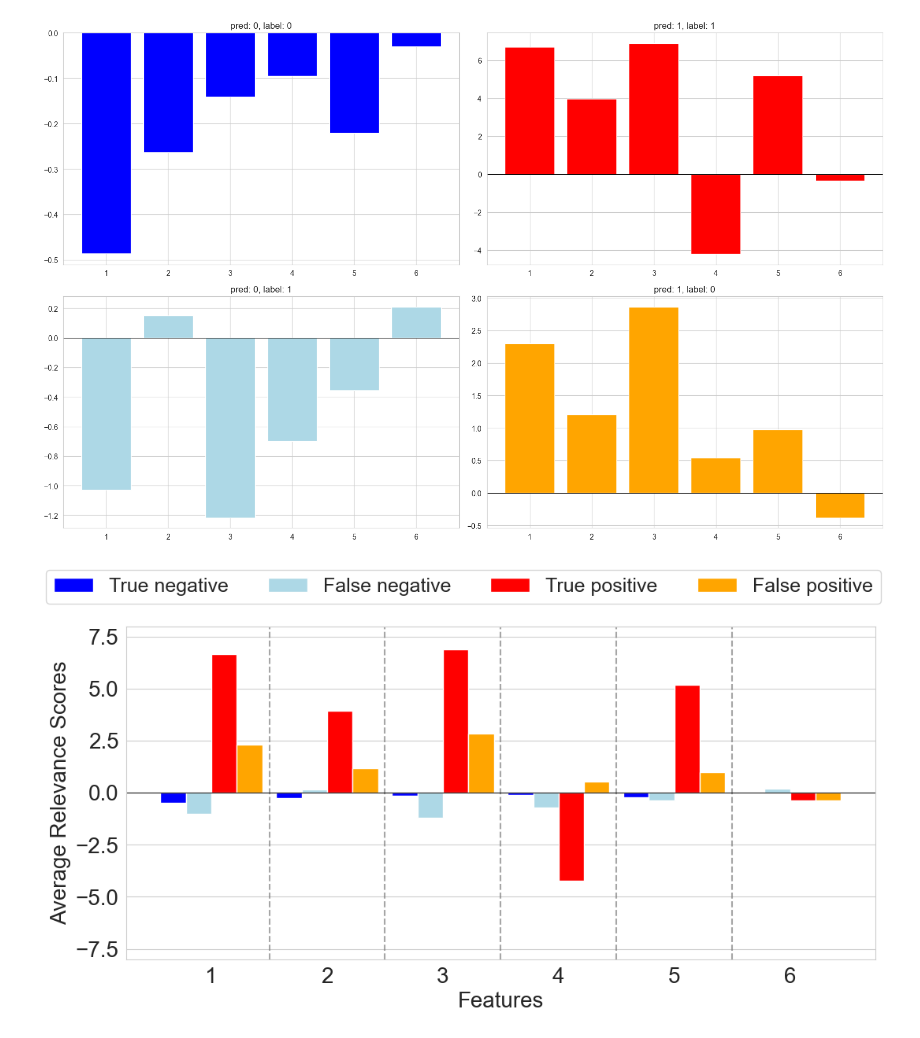
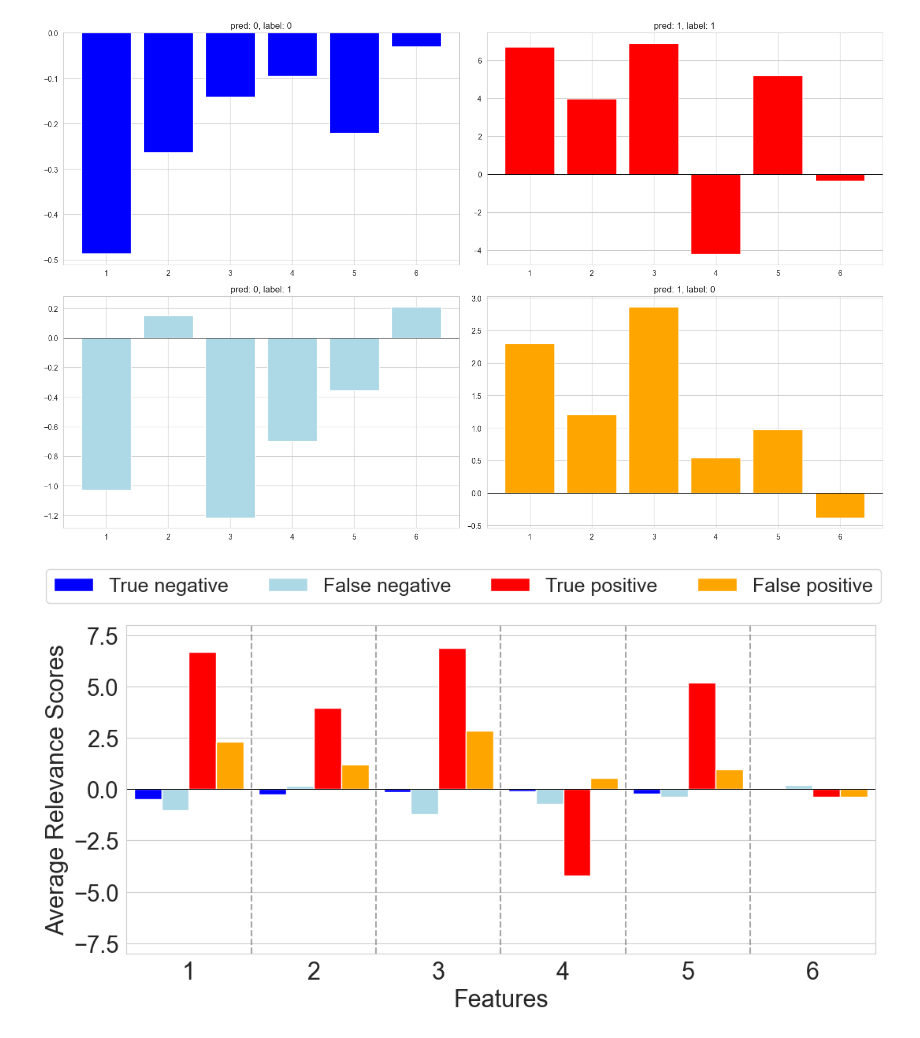
Before and after one commit to DominikaDarabos/explainable_MNG_spike_detection, a Jupyter notebook: model_analysis.ipynb, the cells around one changed output. Saved outputs shown, nothing was run; the diff lists cells and outputs as text; code cells hidden in the pictures.

```diff
--- a/model_analysis.ipynb
+++ b/model_analysis.ipynb
@@ -24,7 +24,7 @@ import innvestigate
 Load the model.
 """
 
-model_name = 'trained_models/widnow_15_overlapping_11_hidden_6_nweight_4_id_6'
+model_name = '_trained_models/widnow_15_overlapping_11_hidden_6_nweight_4_id_6'
 
 dtype = torch.float64
 device = torch.device('cuda') if torch.cuda.is_available() else torch.device('cpu')
@@ -118,6 +123,9 @@ x_values = np.linspace(-5, 5, 15)
 for i in range(Phi.shape[0]):
     plt.figure(figsize=(5,5))
     y_values = hermite_tensor[i]
+
+    y_min, y_max = np.min(y_values), np.max(y_values)
+
     color_value = (i + 1) / (Phi.shape[0] + 1)
     color = plt.cm.viridis(0.25 + color_value * 0.5)
 
@@ -126,23 +134,24 @@ for i in range(Phi.shape[0]):
         plt.plot(x_values[j:j+2], y_values[j:j+2], label=f'Hermite Basis {i+1}' if j == 0 else "",
                      color=color, linewidth=linewidth)
 
-    plt.grid(axis='x')
-    plt.xticks(fontsize=24)
-    plt.yticks(fontsize=24)
+    plt.grid(axis='y')
+    plt.xticks(fontsize=25)
+    plt.yticks([y_min, 0, y_max], fontsize=25)
+    plt.gcf().subplots_adjust(left=0.25)
 
     # set orange border for the most important functions
     if i in [0, 2]:
-        plt.gca().spines['top'].set_linewidth(3)
+        plt.gca().spines['top'].set_linewidth(4)
         plt.gca().spines['top'].set_edgecolor('orange')
-        plt.gca().spines['right'].set_linewidth(3)
+        plt.gca().spines['right'].set_linewidth(4)
         plt.gca().spines['right'].set_edgecolor('orange')
-        plt.gca().spines['bottom'].set_linewidth(3)
+        plt.gca().spines['bottom'].set_linewidth(4)
         plt.gca().spines['bottom'].set_edgecolor('orange')
-        plt.gca().spines['left'].set_linewidth(3)
+        plt.gca().spines['left'].set_linewidth(4)
         plt.gca().spines['left'].set_edgecolor('orange')
 
 
-    plt.tight_layout()
+    #plt.tight_layout()
     plt.show()
     plt.close()
 # %%
@@ -661,12 +670,15 @@ plt.show()
 # %% [output]
 [figure]
 # %%
+%matplotlib inline
 def plot_avg_features_combined(project: XAIProject, ax, indices_list, labels, colors):
     avg_values_list = [np.mean(project.analyzer_output[indices], axis=0) for indices in indices_list]
     num_vars = len(avg_values_list[0])
     x = np.arange(num_vars)
 
     bar_width = 0.22
+    padding = 0.5
+    ax.set_xlim(-padding, num_vars - 1 + padding)
     offsets = [-1.5, -0.5, 0.5, 1.5]
 
     for avg_values, label, color, offset in zip(avg_values_list, labels, colors, offsets):
@@ -678,40 +690,40 @@ def plot_avg_features_combined(project: XAIProject, ax, indices_list, labels, co
 
     ax.axhline(y=0, color='black', linewidth=0.7)
     ax.set_xticks(x)
-    ax.set_xticklabels(np.arange(1, num_vars + 1), fontsize=20)
-    ax.tick_params(axis='y', labelsize=20)
-    ax.set_xlabel("Features",fontsize = 20)
-    ax.set_ylabel("Average Relevance Scores",fontsize = 20)
+    ax.set_xticklabels(np.arange(1, num_vars + 1), fontsize=22)
+    ax.tick_params(axis='y', labelsize=21)
+    ax.set_xlabel("Features",fontsize = 22)
+    ax.set_ylabel("Average Relevance Scores",fontsize = 22)
     ax.legend(fontsize=18, bbox_to_anchor=(0.45, 1.2), loc='upper center', ncol=4)
 
 indices_0 = np.intersect1d(
     np.where(feature_extractor_XAIProject.prediction_labels == 0)[0],
     np.where(feature_extractor_XAIProject.binary_labels == 0)[0]
 )
 indices_1 = np.intersect1d(
     np.where(feature_extractor_XAIProject.prediction_labels == 1)[0],
     np.where(feature_extractor_XAIProject.binary_labels == 1)[0]
 )
 indices_0_1 = np.intersect1d(
     np.where(feature_extractor_XAIProject.prediction_labels == 0)[0],
     np.where(feature_extractor_XAIProject.binary_labels == 1)[0]
 )
 indices_1_0 = np.intersect1d(
     np.where(feature_extractor_XAIProject.prediction_labels == 1)[0],
     np.where(feature_extractor_XAIProject.binary_labels == 0)[0]
 )
 
 
 indices_list = [indices_0, indices_0_1, indices_1, indices_1_0]
 labels = ["True negative", "False negative", "True positive", "False positive"]
 colors = ["blue", "lightblue", "red", "orange"]
 
 
 fig, ax = plt.subplots(figsize=(12, 6))
 plot_avg_features_combined(feature_extractor_XAIProject, ax, indices_list, labels, colors)
 plt.grid(axis='x')
 plt.subplots_adjust(left=0.2)
 plt.tight_layout()
 plt.show()
 # %% [output]
-[figure, old version]
+[figure, new version]
```
Also changed, not shown: parts of 1 cell of this notebook, 4 other files.
